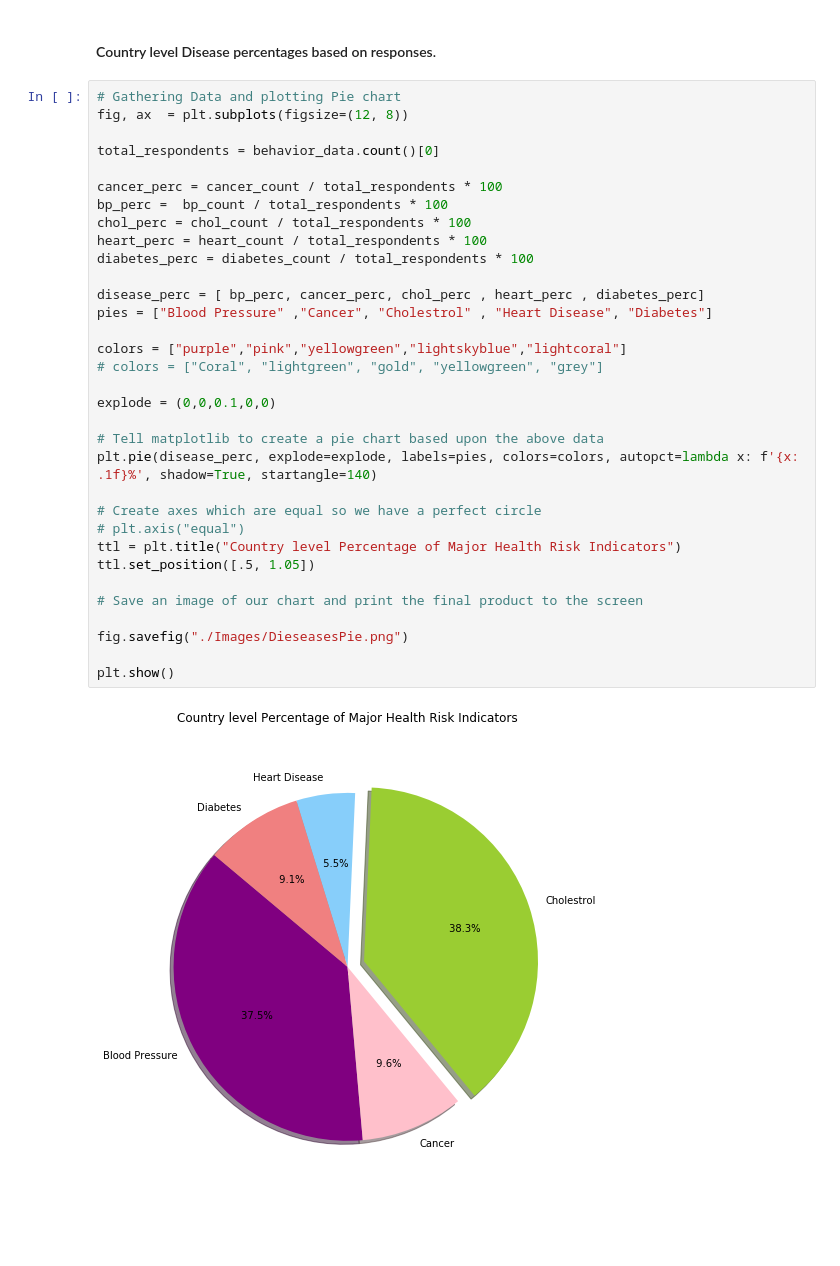
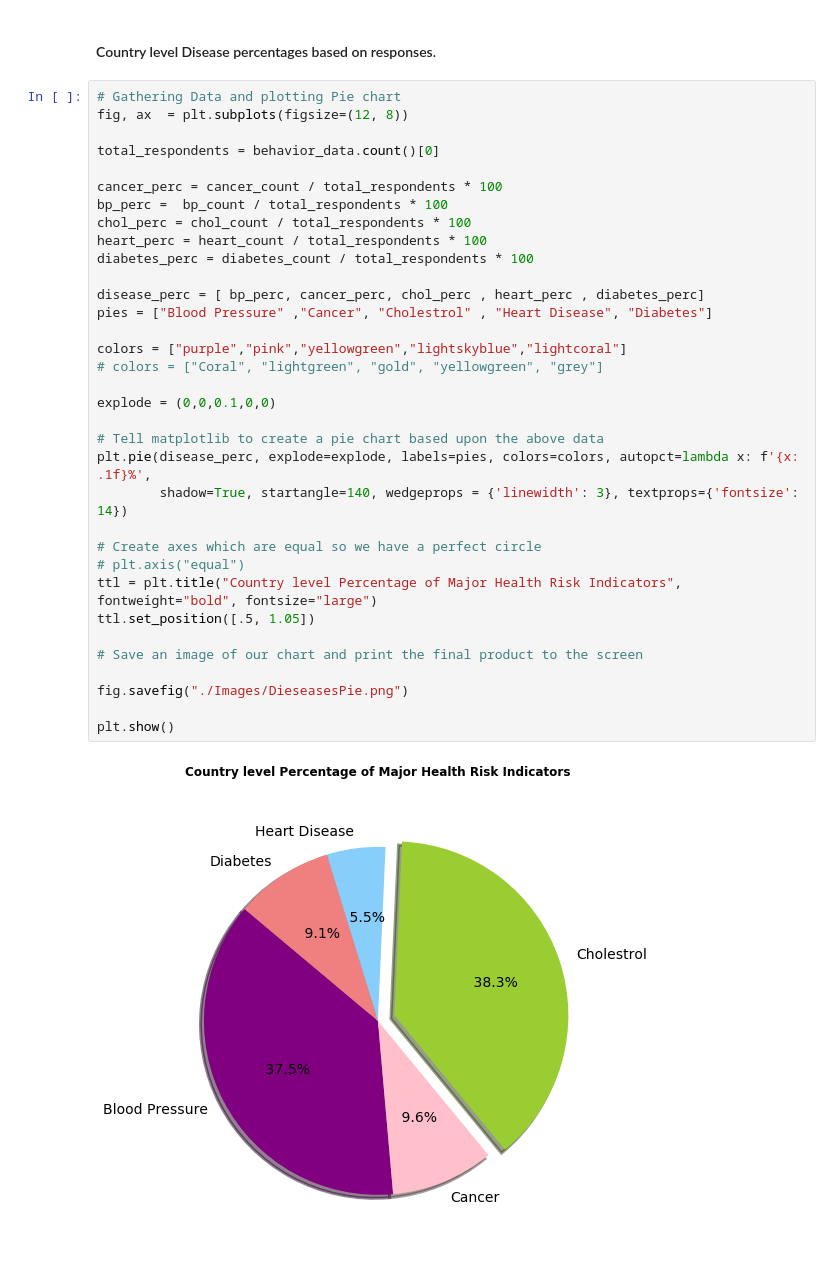
Before and after one commit to ic2019/groupb_project1, a Jupyter notebook: Behavior_Analysis_1.ipynb, the cells around one changed output. Drawn from its saved outputs; the diff is of its cells as text; blank space fills up the shorter version.

```diff
--- a/Behavior_Analysis_1.ipynb
+++ b/Behavior_Analysis_1.ipynb
@@ -241,33 +460,34 @@ plt.show()
 fig, ax  = plt.subplots(figsize=(12, 8))
 
 total_respondents = behavior_data.count()[0]
 
 cancer_perc = cancer_count / total_respondents * 100
 bp_perc =  bp_count / total_respondents * 100
 chol_perc = chol_count / total_respondents * 100
 heart_perc = heart_count / total_respondents * 100
 diabetes_perc = diabetes_count / total_respondents * 100
 
 disease_perc = [ bp_perc, cancer_perc, chol_perc , heart_perc , diabetes_perc]
 pies = ["Blood Pressure" ,"Cancer", "Cholestrol" , "Heart Disease", "Diabetes"]
 
 colors = ["purple","pink","yellowgreen","lightskyblue","lightcoral"]
 # colors = ["Coral", "lightgreen", "gold", "yellowgreen", "grey"]
 
 explode = (0,0,0.1,0,0)
 
 # Tell matplotlib to create a pie chart based upon the above data
-plt.pie(disease_perc, explode=explode, labels=pies, colors=colors, autopct=lambda x: f'{x: .1f}%', shadow=True, startangle=140)
+plt.pie(disease_perc, explode=explode, labels=pies, colors=colors, autopct=lambda x: f'{x: .1f}%',
+        shadow=True, startangle=140, wedgeprops = {'linewidth': 3}, textprops={'fontsize': 14})
 
 # Create axes which are equal so we have a perfect circle
 # plt.axis("equal")
-ttl = plt.title("Country level Percentage of Major Health Risk Indicators")
+ttl = plt.title("Country level Percentage of Major Health Risk Indicators", fontweight="bold", fontsize="large")
 ttl.set_position([.5, 1.05])
 
 # Save an image of our chart and print the final product to the screen
 
 fig.savefig("./Images/DieseasesPie.png")
 
 plt.show()
 # %% [output]
-[figure, old version]
+[figure, new version]
```
Also changed, not shown: parts of 32 cells of this notebook, 4 other files.
